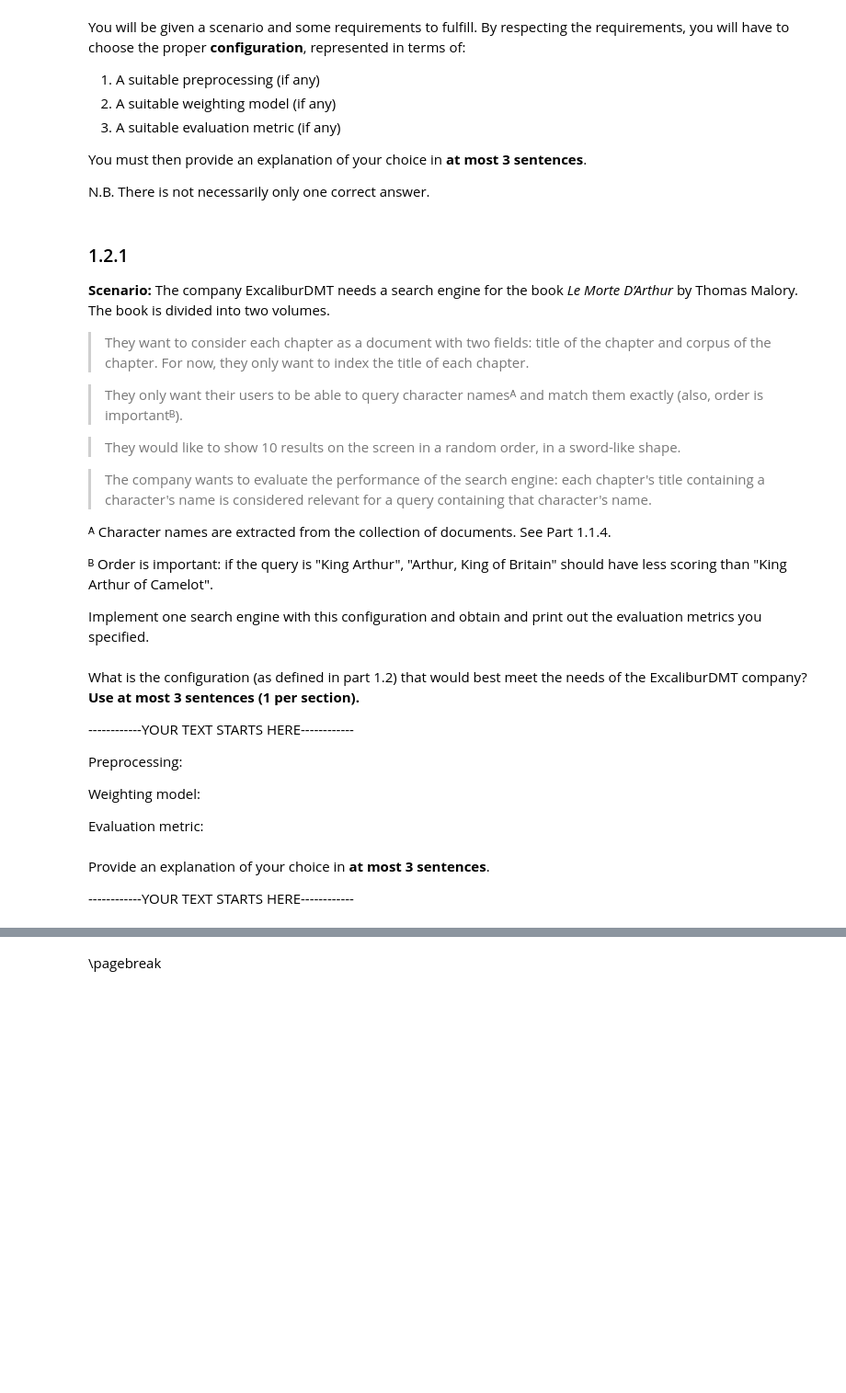
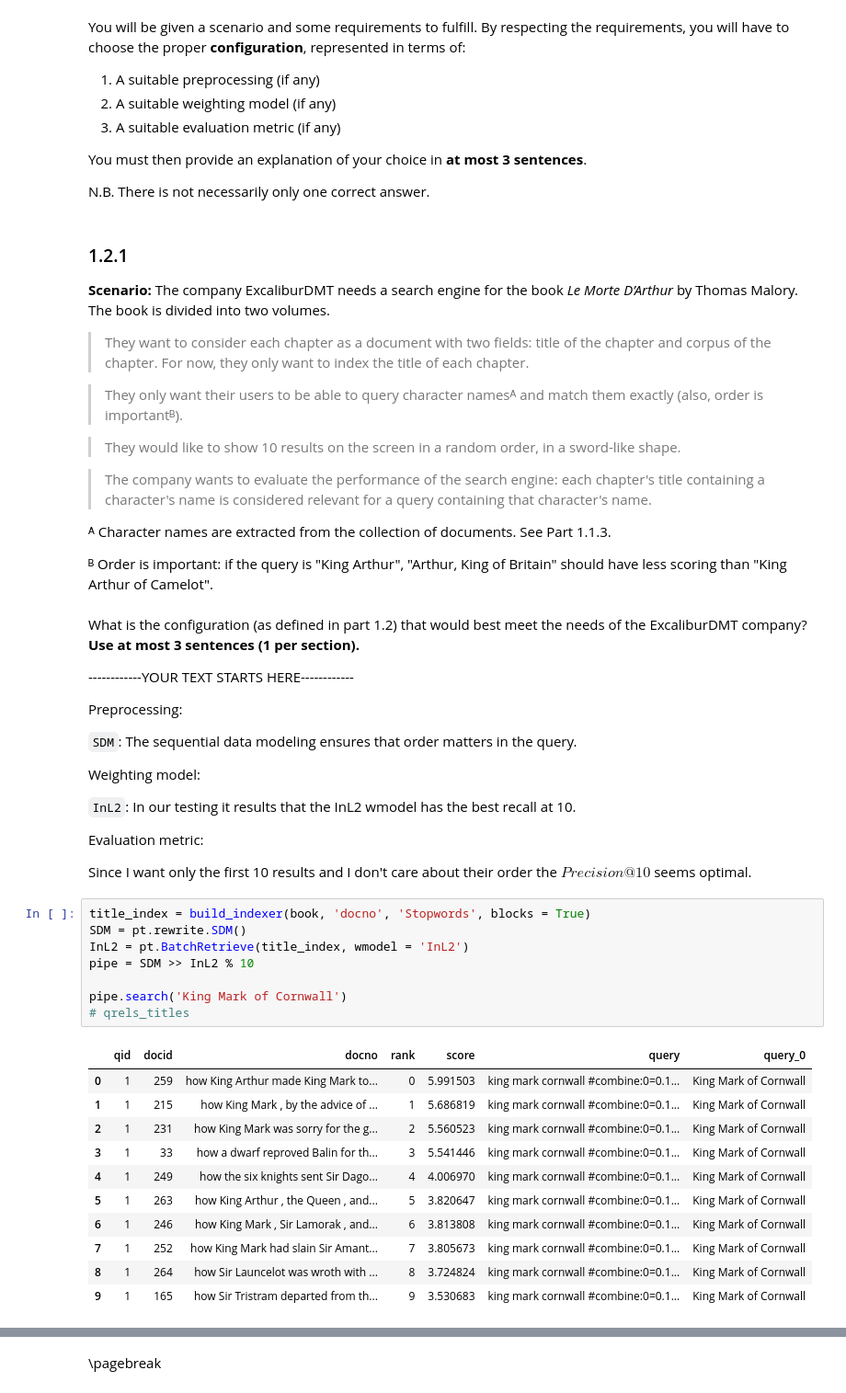
Before and after one commit to Mamiglia/ADM-LT_HW1, a Jupyter notebook: DMT2023-HW1.ipynb, the cells around one changed output, grey strips where cells are left out. Shown at 92% size. Saved outputs shown, nothing was run; the diff lists cells and outputs as text; blank space fills up the shorter version.

```diff
--- a/DMT2023-HW1.ipynb
+++ b/DMT2023-HW1.ipynb
@@ -746,11 +745,9 @@ N.B. There is not necessarily only one correct answer.
 
 > The company wants to evaluate the performance of the search engine: each chapter's title containing a character's name is considered relevant for a query containing that character's name.
 
-ᴬ Character names are extracted from the collection of documents. See Part 1.1.4.
+ᴬ Character names are extracted from the collection of documents. See Part 1.1.3.
 
 ᴮ Order is important: if the query is "King Arthur", "Arthur, King of Britain" should have less scoring than "King Arthur of Camelot".
-
-Implement one search engine with this configuration and obtain and print out the evaluation metrics you specified.
 # %% [markdown]
 What is the configuration (as defined in part 1.2) that would best meet the needs of the ExcaliburDMT company? **Use at most 3 sentences (1 per section).**
 
@@ -758,14 +755,32 @@ What is the configuration (as defined in part 1.2) that would best meet the need
 
 Preprocessing:
 
-
+`SDM`: The sequential data modeling ensures that order matters in the query.
 
 Weighting model:
 
-
+`InL2`: In our testing it results that the InL2 wmodel has the best recall at 10.
 
 Evaluation metric:
+
+Since I want only the first 10 results and I don't care about their order the $Precision@10$ seems optimal.
-# %% [markdown]
-Provide an explanation of your choice in **at most 3 sentences**.
-
-------------YOUR TEXT STARTS HERE------------
+# %%
+title_index = build_indexer(book, 'docno', 'Stopwords', blocks = True)
+SDM = pt.rewrite.SDM()
+InL2 = pt.BatchRetrieve(title_index, wmodel = 'InL2')
+pipe = SDM >> InL2 % 10
+
+pipe.search('King Mark of Cornwall')
+# qrels_titles
+# %% [output]
+|  | qid | docid | docno | rank | score | query | query_0 |
+| 0 | 1 | 259 | how King Arthur made King Mark to... | 0 | 5.991503 | king mark cornwall #combine:0=0.1... | King Mark of Cornwall |
+| 1 | 1 | 215 | how King Mark , by the advice of ... | 1 | 5.686819 | king mark cornwall #combine:0=0.1... | King Mark of Cornwall |
+| 2 | 1 | 231 | how King Mark was sorry for the g... | 2 | 5.560523 | king mark cornwall #combine:0=0.1... | King Mark of Cornwall |
+| 3 | 1 | 33 | how a dwarf reproved Balin for th... | 3 | 5.541446 | king mark cornwall #combine:0=0.1... | King Mark of Cornwall |
+| 4 | 1 | 249 | how the six knights sent Sir Dago... | 4 | 4.006970 | king mark cornwall #combine:0=0.1... | King Mark of Cornwall |
+| 5 | 1 | 263 | how King Arthur , the Queen , and... | 5 | 3.820647 | king mark cornwall #combine:0=0.1... | King Mark of Cornwall |
+| 6 | 1 | 246 | how King Mark , Sir Lamorak , and... | 6 | 3.813808 | king mark cornwall #combine:0=0.1... | King Mark of Cornwall |
+| 7 | 1 | 252 | how King Mark had slain Sir Amant... | 7 | 3.805673 | king mark cornwall #combine:0=0.1... | King Mark of Cornwall |
+| 8 | 1 | 264 | how Sir Launcelot was wroth with ... | 8 | 3.724824 | king mark cornwall #combine:0=0.1... | King Mark of Cornwall |
+| 9 | 1 | 165 | how Sir Tristram departed from th... | 9 | 3.530683 | king mark cornwall #combine:0=0.1... | King Mark of Cornwall |
```
Also changed, not shown: parts of 22 cells of this notebook.
